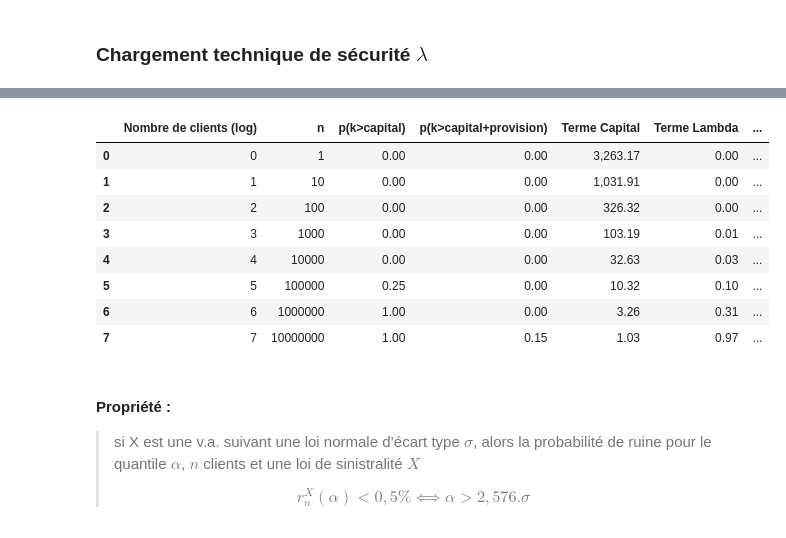
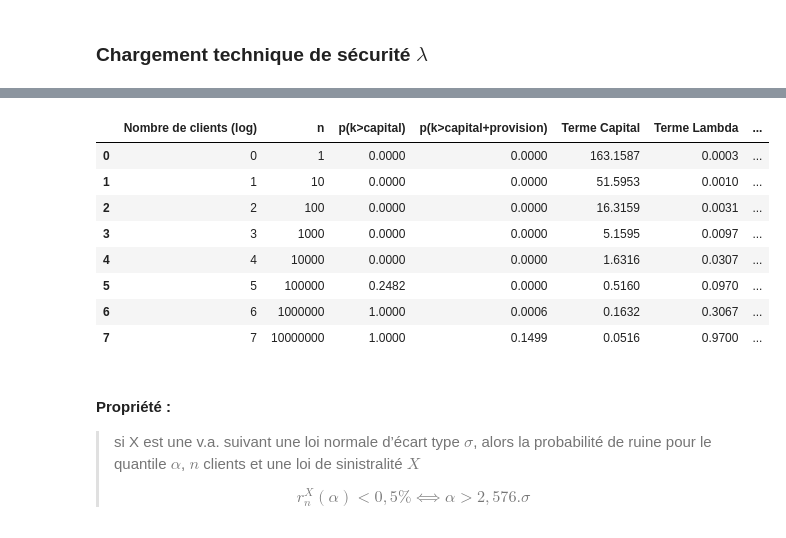
Before and after one commit to RessourcesActuariat/ActuariatVieCNAM, a Jupyter notebook: Cours Solvabilité - ruine.ipynb, the cells around one changed output, grey strips where cells are left out. Drawn from its saved outputs; the diff is of its cells as text; code cells hidden in the pictures.

```diff
--- a/Cours Solvabilité - ruine.ipynb
+++ b/Cours Solvabilité - ruine.ipynb
@@ -376,31 +377,32 @@ $$ r_n(K,\lambda) = \mathbb{P} ( \frac{\sum X_i}{C} - n . \mathbb{E} (X) (1+\lam
 # %%
 from scipy.stats import norm
 
 p = 0.00094
 #q = 0.006
 q = p
 
 Coeflambda = 0.01 # On prend 1% de marge pour les bénéfices
-CapitalLaCentenaire = 20000000
+CapitalLaCentenaire = 1000000
 #CapitalLaCentenaire = 0
 
 # moyenne et Variance de la loi normale
-NbreMortsMax = CapitalLaCentenaire / CapitalAssure
+k = CapitalLaCentenaire / CapitalAssure
 
-df2['Terme Capital'] = CapitalLaCentenaire / CapitalAssure /(df2['n'] * q * (1-q))**0.5
+df2['Terme Capital'] = k /(df2['n'] * q * (1-q))**0.5
 df2['Terme Lambda'] = Coeflambda  * (df2['n']* q)**.5 /(1-q)**0.5
 df2['k>Capital+Provision (Normal)'] = 1-norm.cdf(df2['Terme Capital']+df2['Terme Lambda'])
+pd.options.display.float_format = '{:,.4f}'.format
 display(df2)
 # %% [output]
 |  | Nombre de clients (log) | n | p(k>capital) | p(k>capital+provision) | Terme Capital | Terme Lambda | ... |
-| 0 | 0 | 1 | 0.00 | 0.00 | 3,263.17 | 0.00 | ... |
-| 1 | 1 | 10 | 0.00 | 0.00 | 1,031.91 | 0.00 | ... |
-| 2 | 2 | 100 | 0.00 | 0.00 | 326.32 | 0.00 | ... |
-| 3 | 3 | 1000 | 0.00 | 0.00 | 103.19 | 0.01 | ... |
-| 4 | 4 | 10000 | 0.00 | 0.00 | 32.63 | 0.03 | ... |
-| 5 | 5 | 100000 | 0.25 | 0.00 | 10.32 | 0.10 | ... |
-| 6 | 6 | 1000000 | 1.00 | 0.00 | 3.26 | 0.31 | ... |
-| 7 | 7 | 10000000 | 1.00 | 0.15 | 1.03 | 0.97 | ... |
+| 0 | 0 | 1 | 0.0000 | 0.0000 | 163.1587 | 0.0003 | ... |
+| 1 | 1 | 10 | 0.0000 | 0.0000 | 51.5953 | 0.0010 | ... |
+| 2 | 2 | 100 | 0.0000 | 0.0000 | 16.3159 | 0.0031 | ... |
+| 3 | 3 | 1000 | 0.0000 | 0.0000 | 5.1595 | 0.0097 | ... |
+| 4 | 4 | 10000 | 0.0000 | 0.0000 | 1.6316 | 0.0307 | ... |
+| 5 | 5 | 100000 | 0.2482 | 0.0000 | 0.5160 | 0.0970 | ... |
+| 6 | 6 | 1000000 | 1.0000 | 0.0006 | 0.1632 | 0.3067 | ... |
+| 7 | 7 | 10000000 | 1.0000 | 0.1499 | 0.0516 | 0.9700 | ... |
 # %% [markdown]
 #### Propriété :
 > si X est une v.a. suivant une loi normale d’écart type $\sigma$, alors la probabilité de ruine pour le quantile $\alpha$, $n$ clients et une loi de sinistralité $X$
```
Also changed, not shown: parts of 56 cells of this notebook.
